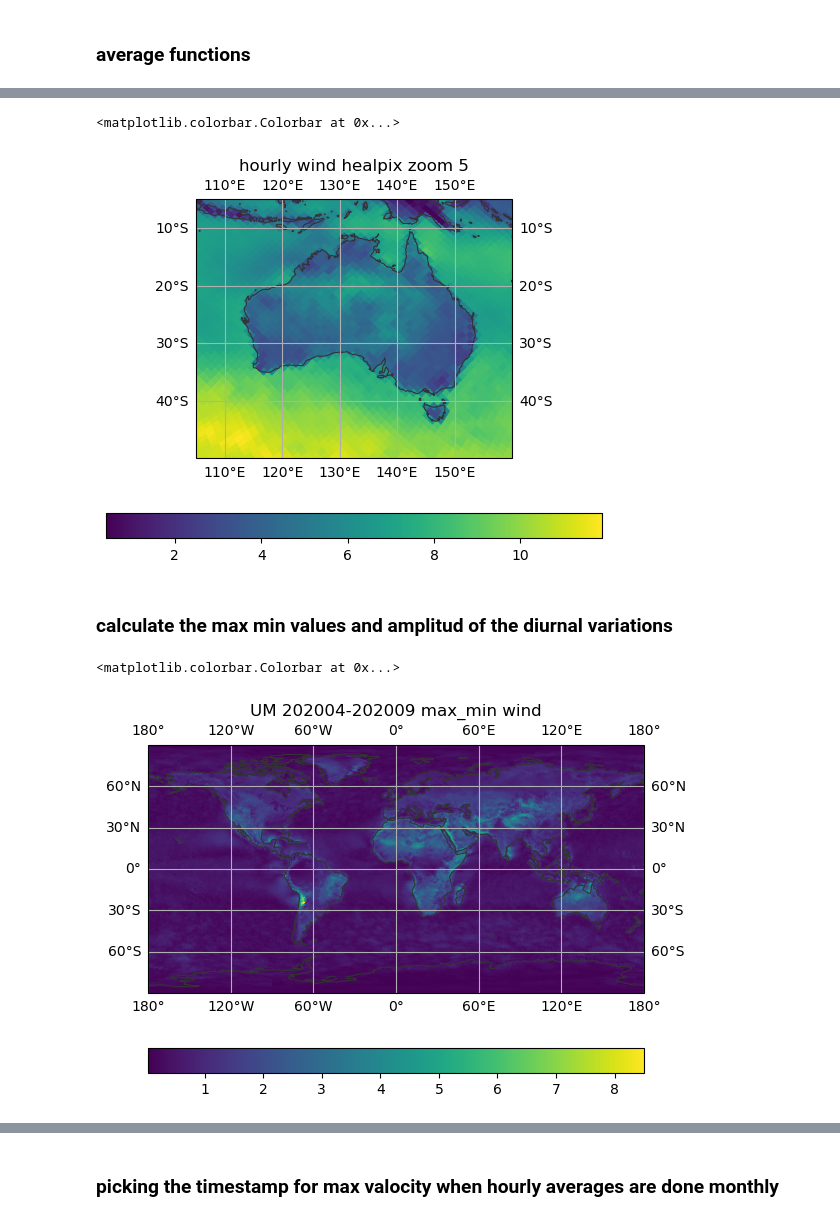
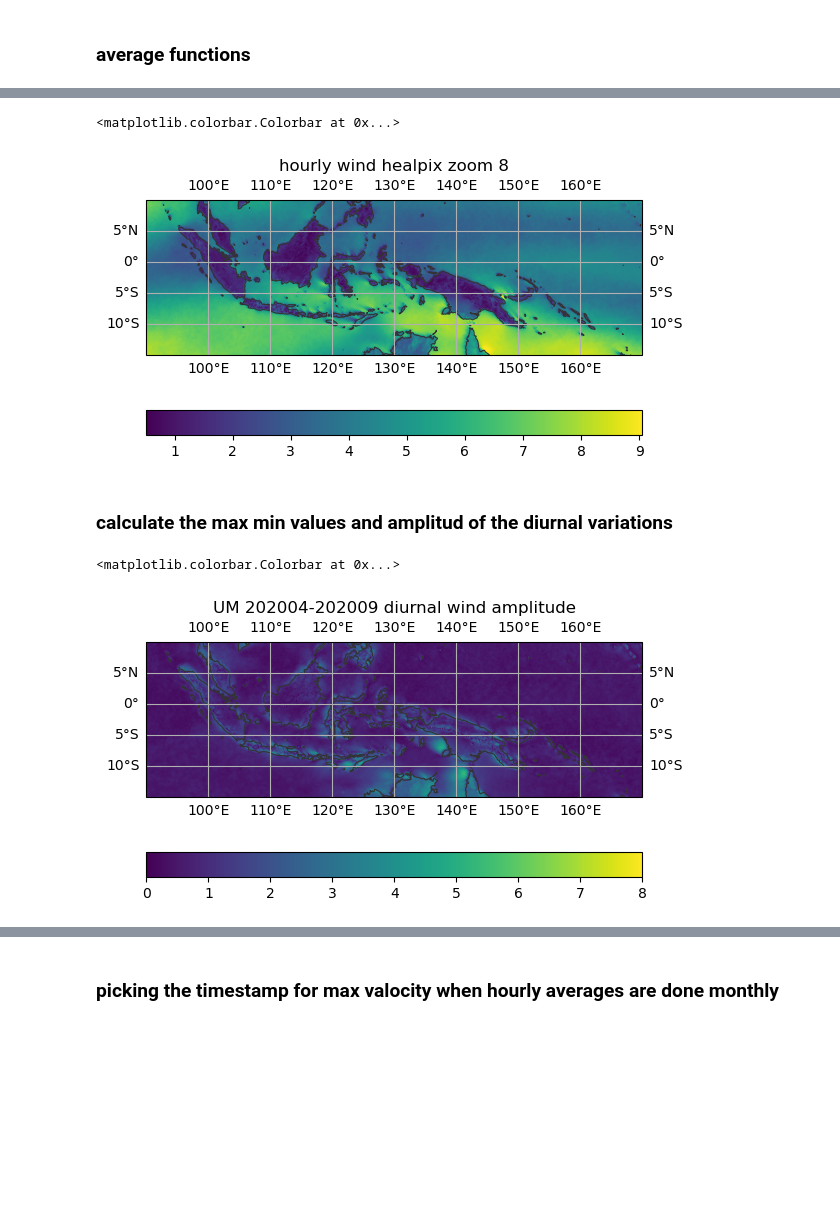
Before and after one commit to 21centuryweather/hk25-AusNode-coastal, a Jupyter notebook: analysis/diurnal_wind_cycle.ipynb, the cells around one changed output, grey strips where cells are left out. Saved outputs shown, nothing was run; the diff lists cells and outputs as text; code cells hidden in the pictures; blank space fills up the shorter version.

Commit message:
changes to the local time calculations, animations plots, vprime

```diff
--- a/analysis/diurnal_wind_cycle.ipynb
+++ b/analysis/diurnal_wind_cycle.ipynb
@@ -110,0 +140,6 @@ INFO:flox:Leaving _validate_reindex: reindex is True
+# %%
+hourly_avg_vprime1 = xr.open_dataset('/g/data/nf33/hk25_AusNode_coastal/ae7501/vprime_hourly_avg_velocity1.nc').__xarray_dataarray_variable__
+hourly_avg_vprime2 = xr.open_dataset('/g/data/nf33/hk25_AusNode_coastal/ae7501/vprime_hourly_avg_velocity2.nc').__xarray_dataarray_variable__
+# %%
+hourly_avg_velocity1 = hourly_avg_vprime1
+hourly_avg_velocity2 =hourly_avg_vprime2
@@ -123,22 +246,22 @@ fig.colorbar(im,orientation='horizontal')
 # %%
 # Plotting the above, over Australia
 
 # Note - we still have to use the egh wrapper functions to plot the healpix gridded data
 # onto a lat/lon grid
 projection = ccrs.PlateCarree(central_longitude=0)
 
 ax = egh.create_geoaxis(add_coastlines=True,projection=projection)
 
-ax.set_extent([105, 160,-50, -5], crs=ccrs.PlateCarree())
+ax.set_extent([90, 170,-15, 10], crs=ccrs.PlateCarree())
 im = egh.healpix_show(hourly_avg_velocity1.isel(hour=0), ax=ax)
 #ax.coastlines()
-ax.set_title(f'hourly wind healpix zoom 5')
+ax.set_title(f'hourly wind healpix zoom 8')
 ax.gridlines(draw_labels=True)
 fig=ax.get_figure()
 fig.colorbar(im,orientation='horizontal')
 # %% [output]
 <matplotlib.colorbar.Colorbar at 0x...>
-[figure, old version]
+[figure, new version]
 # %% [markdown]
 ### calculate the max min values and amplitud of the diurnal variations
 # %%
@@ -155,14 +278,15 @@ max_min_diff = avg_max - avg_min
 
 projection=ccrs.PlateCarree(central_longitude=0.0)
 ax = egh.create_geoaxis(add_coastlines=True,projection=projection)
-im = egh.healpix_show(max_min_diff, ax=ax, add_coastlines=True)
-ax.set_title(f'UM 202004-202009 max_min wind')
+ax.set_extent([90, 170,-15, 10], crs=ccrs.PlateCarree())
+im = egh.healpix_show(max_min_diff, ax=ax, add_coastlines=True,vmax=8,vmin=0)
+ax.set_title(f'UM 202004-202009 diurnal wind amplitude')
 ax.gridlines(draw_labels=True)
 fig=ax.get_figure()
 fig.colorbar(im,orientation='horizontal')
 # %% [output]
 <matplotlib.colorbar.Colorbar at 0x...>
-[figure, old version]
+[figure, new version]
 # %%
 monthly_max=hourly_avg_velocity2.max(dim='hour') #looking at max values for each months
 
```
Also changed, not shown: parts of 30 cells of this notebook.
